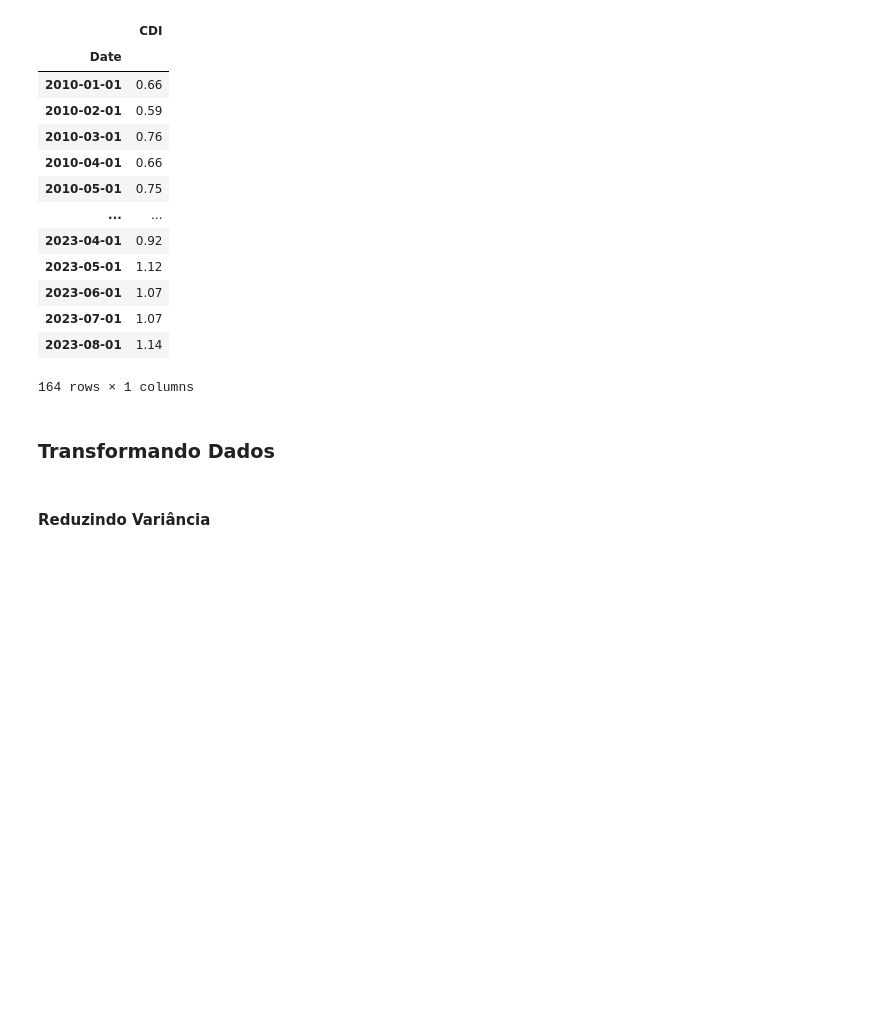
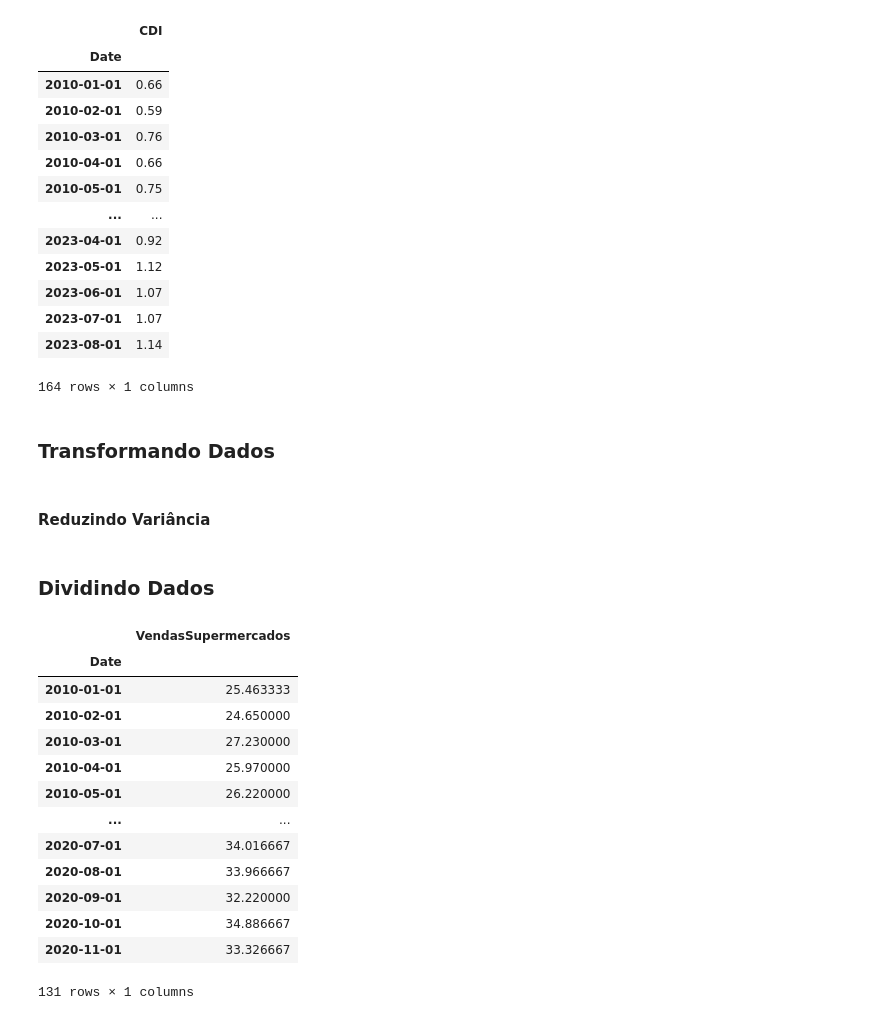
Before and after one commit to lspraciano/timeSeriesChallengeDez23, a Jupyter notebook: supermarket.ipynb, the cells around one changed output. Cells and saved outputs as stored; diff of their text form; code cells hidden in the pictures; blank space fills up the shorter version.

```diff
--- a/supermarket.ipynb
+++ b/supermarket.ipynb
@@ -561,0 +562,2 @@ df_arima_cdi["CDI"]: pd.Series = df_arima_cdi["CDI"]**1/3
+# %% [markdown]
+### Dividindo Dados
@@ -561,0 +568,17 @@ df_arima_cdi["CDI"]: pd.Series = df_arima_cdi["CDI"]**1/3
+# %%
+train
+# %% [output]
+|  | VendasSupermercados |
+| Date |  |
+| 2010-01-01 | 25.463333 |
+| 2010-02-01 | 24.650000 |
+| 2010-03-01 | 27.230000 |
+| 2010-04-01 | 25.970000 |
+| 2010-05-01 | 26.220000 |
+| ... | ... |
+| 2020-07-01 | 34.016667 |
+| 2020-08-01 | 33.966667 |
+| 2020-09-01 | 32.220000 |
+| 2020-10-01 | 34.886667 |
+| 2020-11-01 | 33.326667 |
+131 rows × 1 columns
```
Also changed, not shown: parts of 14 cells of this notebook.
